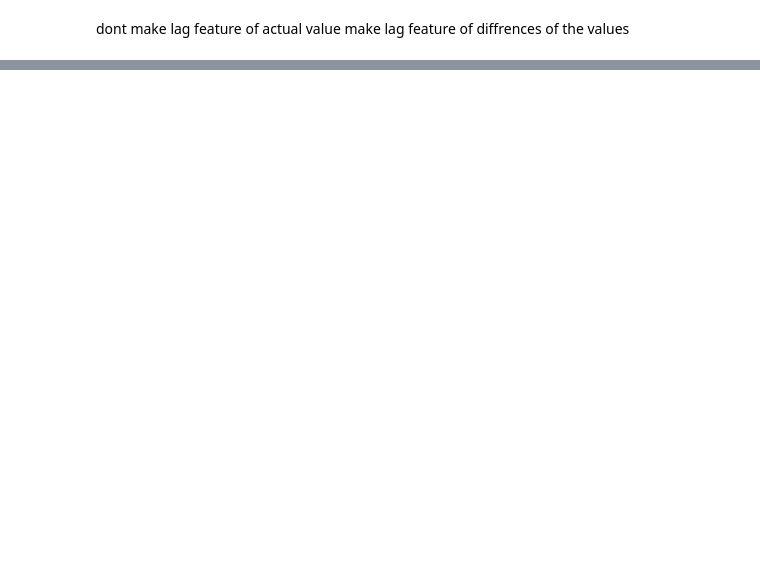
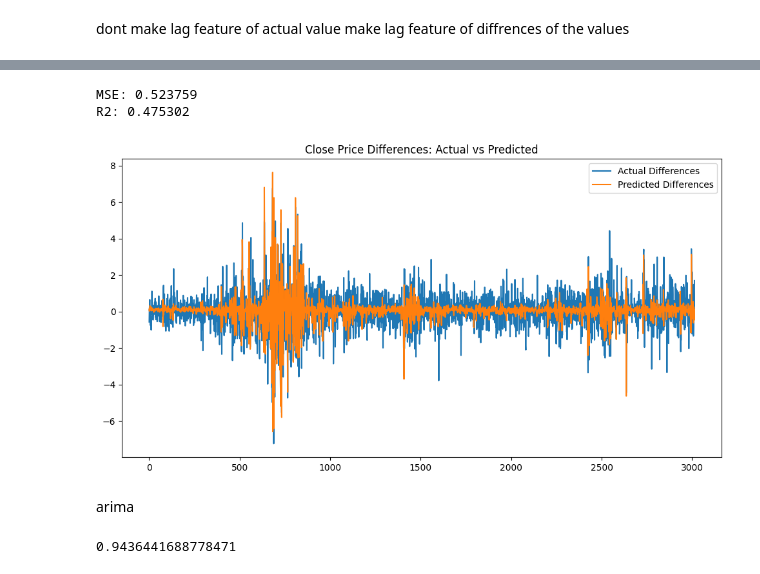
Before and after one commit to vajradevam/minorproject, a Jupyter notebook: src/amit_3747/test.ipynb, the cells around one changed output, grey strips where cells are left out. Saved outputs shown, nothing was run; the diff lists cells and outputs as text; code cells hidden in the pictures; blank space fills up the shorter version.

```diff
--- a/src/amit_3747/test.ipynb
+++ b/src/amit_3747/test.ipynb
@@ -130,0 +63,2 @@ Accuracy: 0.47
+# %%
+X_reshaped = X_scaled.reshape((X_scaled.shape[0], X_scaled.shape[1], 1))
@@ -130,0 +73,5 @@ Accuracy: 0.47
+# %%
+model = Sequential()
+model.add(LSTM(50, activation='relu', input_shape=(X_reshaped.shape[1], 1)))
+model.add(Dense(1))
+model.compile(optimizer='adam', loss='mse')
@@ -130,0 +80,2 @@ Accuracy: 0.47
+# %%
+model.fit(X_reshaped, y_scaled, epochs=200, batch_size=8, verbose=0)
@@ -130,0 +84,3 @@ Accuracy: 0.47
+# %%
+y_pred_scaled = model.predict(X_reshaped)
+y_pred = scaler_y.inverse_transform(y_pred_scaled)
@@ -130,0 +92,17 @@ Accuracy: 0.47
+# %%
+print(f"MSE: {mse:.6f}")
+print(f"R2: {r2:.6f}")
+# %% [output]
+MSE: 0.523759
+R2: 0.475302
+# %%
+plt.figure(figsize=(12, 6))
+plt.plot(y, label='Actual Differences')
+plt.plot(y_pred, label='Predicted Differences')
+plt.title("Close Price Differences: Actual vs Predicted")
+plt.legend()
+plt.show()
+# %% [output]
+[figure, added]
+# %% [markdown]
+arima
@@ -130,0 +117,5 @@ Accuracy: 0.47
+# %%
+mse_arima = mean_squared_error(test, forecast_arima)
+mse_arima
+# %% [output]
+0.9436441688778471
```
Also changed, not shown: parts of 41 cells of this notebook, 2 other files.
